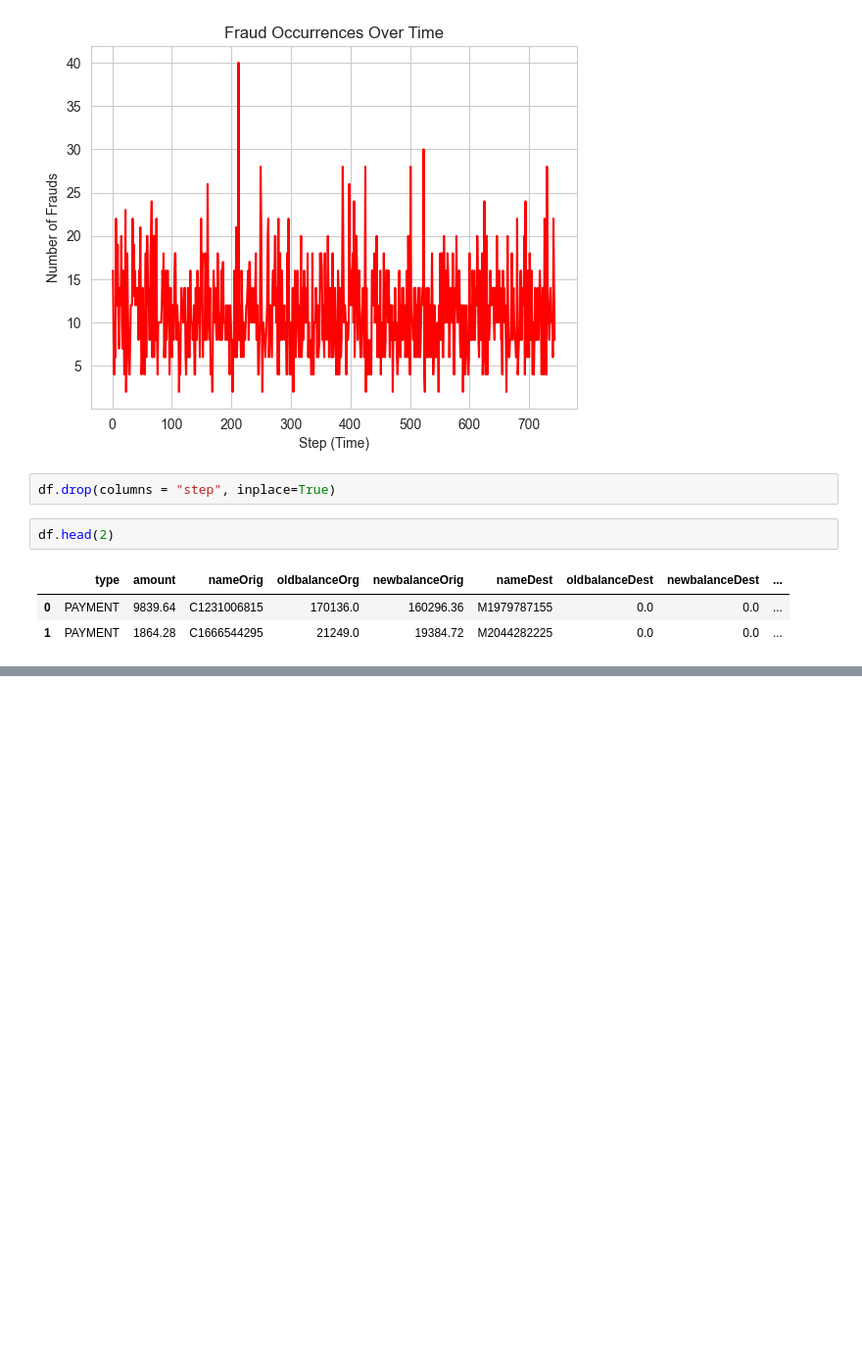
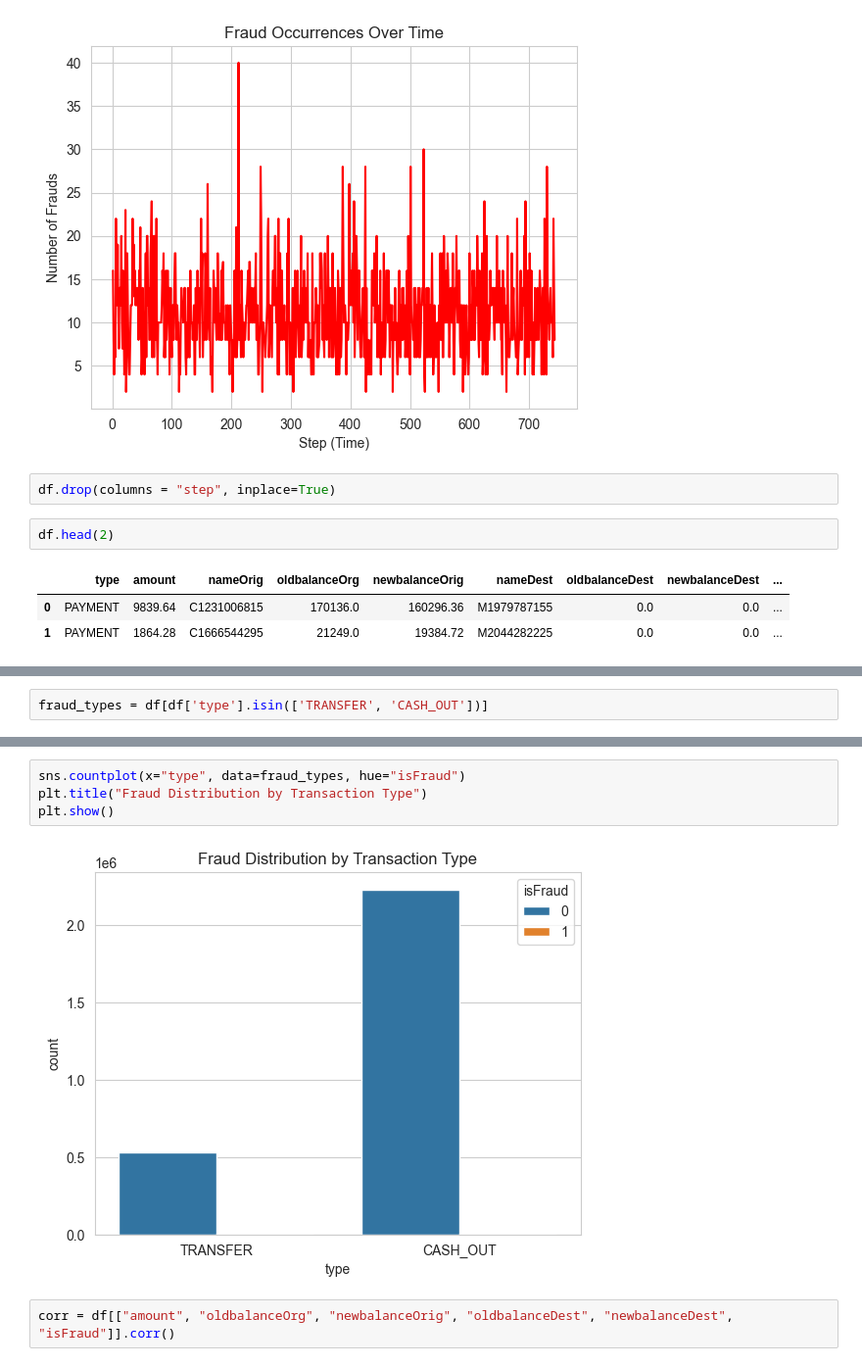
Before and after one commit to harshprasad02/Fraud_Detection_Project_2026, a Jupyter notebook: analysis_model.ipynb, the cells around one changed output, grey strips where cells are left out. Shown at 98% size. Cells and saved outputs as stored; diff of their text form; blank space fills up the shorter version.

```diff
--- a/analysis_model.ipynb
+++ b/analysis_model.ipynb
@@ -152,0 +204,2 @@ df.head(2)
+# %%
+fraud_types = df[df['type'].isin(['TRANSFER', 'CASH_OUT'])]
@@ -152,0 +222,8 @@ df.head(2)
+# %%
+sns.countplot(x="type", data=fraud_types, hue="isFraud")
+plt.title("Fraud Distribution by Transaction Type")
+plt.show()
+# %% [output]
+[figure, added]
+# %%
+corr = df[["amount", "oldbalanceOrg", "newbalanceOrig", "oldbalanceDest", "newbalanceDest", "isFraud"]].corr()
```
Also changed, not shown: parts of 17 cells of this notebook.
